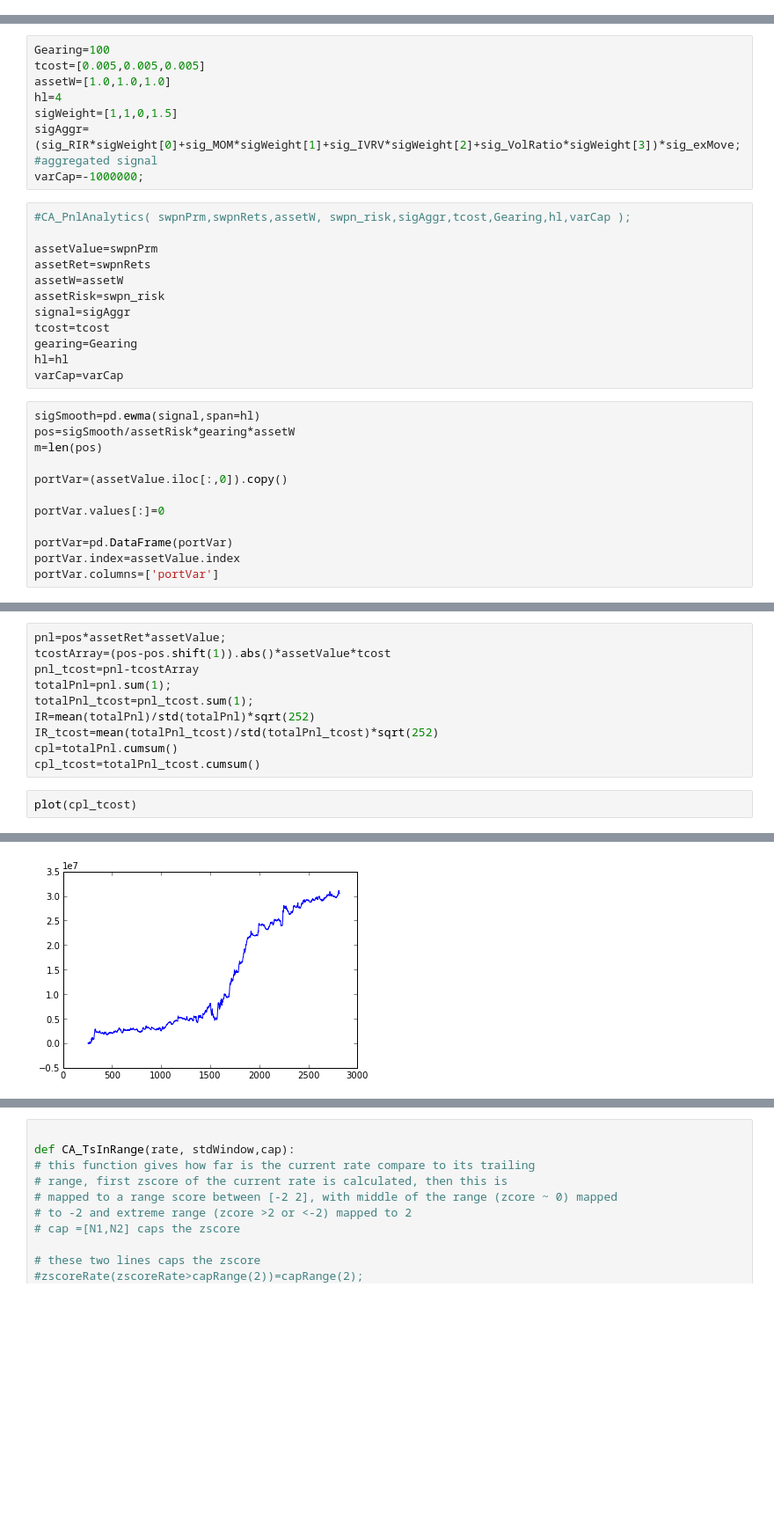
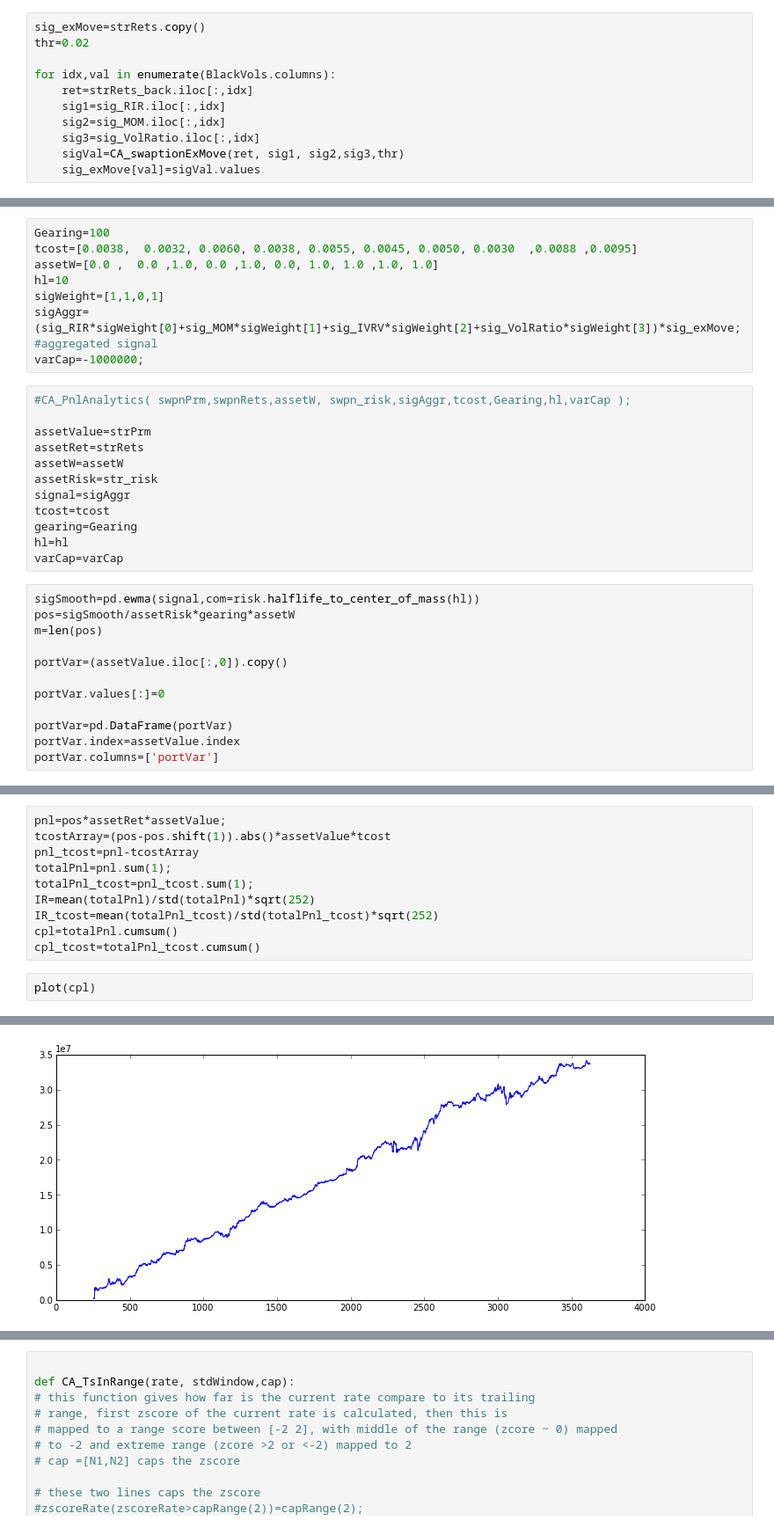
Before and after one commit to zhaovin/Convexity, a Jupyter notebook: systematicVol/code/FxVol.ipynb, the cells around one changed output, grey strips where cells are left out. Shown at 88% size. Saved outputs shown, nothing was run; the diff lists cells and outputs as text; blank space fills up the shorter version.

```diff
--- a/systematicVol/code/FxVol.ipynb
+++ b/systematicVol/code/FxVol.ipynb
@@ -348,3 +364,14 @@ sig_exMove['GBP']=sigVal.values
+# %%
+sig_exMove=strRets.copy()
+thr=0.02
+
+for idx,val in enumerate(BlackVols.columns):
+    ret=strRets_back.iloc[:,idx]
+    sig1=sig_RIR.iloc[:,idx]
+    sig2=sig_MOM.iloc[:,idx]
+    sig3=sig_VolRatio.iloc[:,idx]
+    sigVal=CA_swaptionExMove(ret, sig1, sig2,sig3,thr)
+    sig_exMove[val]=sigVal.values
 # %%
 sig_exMove.plot()
 # %% [output]
@@ -353,25 +380,25 @@ sig_exMove.plot()
 # %%
 Gearing=100
-tcost=[0.005,0.005,0.005]
-assetW=[1.0,1.0,1.0]
-hl=4
-sigWeight=[1,1,0,1.5]
+tcost=[0.0038,	0.0032,	0.0060,	0.0038,	0.0055,	0.0045,	0.0050,	0.0030	,0.0088	,0.0095]
+assetW=[0.0 ,  0.0 ,1.0, 0.0 ,1.0, 0.0, 1.0, 1.0 ,1.0, 1.0]
+hl=10
+sigWeight=[1,1,0,1]
 sigAggr=(sig_RIR*sigWeight[0]+sig_MOM*sigWeight[1]+sig_IVRV*sigWeight[2]+sig_VolRatio*sigWeight[3])*sig_exMove; #aggregated signal
 varCap=-1000000;
 # %%
 #CA_PnlAnalytics( swpnPrm,swpnRets,assetW, swpn_risk,sigAggr,tcost,Gearing,hl,varCap );
 
-assetValue=swpnPrm
-assetRet=swpnRets
+assetValue=strPrm
+assetRet=strRets
 assetW=assetW
-assetRisk=swpn_risk
+assetRisk=str_risk
 signal=sigAggr
 tcost=tcost
 gearing=Gearing
 hl=hl
 varCap=varCap
 # %%
-sigSmooth=pd.ewma(signal,span=hl)
+sigSmooth=pd.ewma(signal,com=risk.halflife_to_center_of_mass(hl))
 pos=sigSmooth/assetRisk*gearing*assetW
 m=len(pos)
 
@@ -407,10 +462,10 @@ IR_tcost=mean(totalPnl_tcost)/std(totalPnl_tcost)*sqrt(252)
 cpl=totalPnl.cumsum()
 cpl_tcost=totalPnl_tcost.cumsum()
 # %%
-plot(cpl_tcost)
+plot(cpl)
 # %% [output]
 [<matplotlib.lines.Line2D at 0x...>]
-[figure, old version]
+[figure, new version]
 # %%
 plot(totalPnl_tcost.cumsum())
 # %% [output]
```
Also changed, not shown: parts of 46 cells of this notebook.
